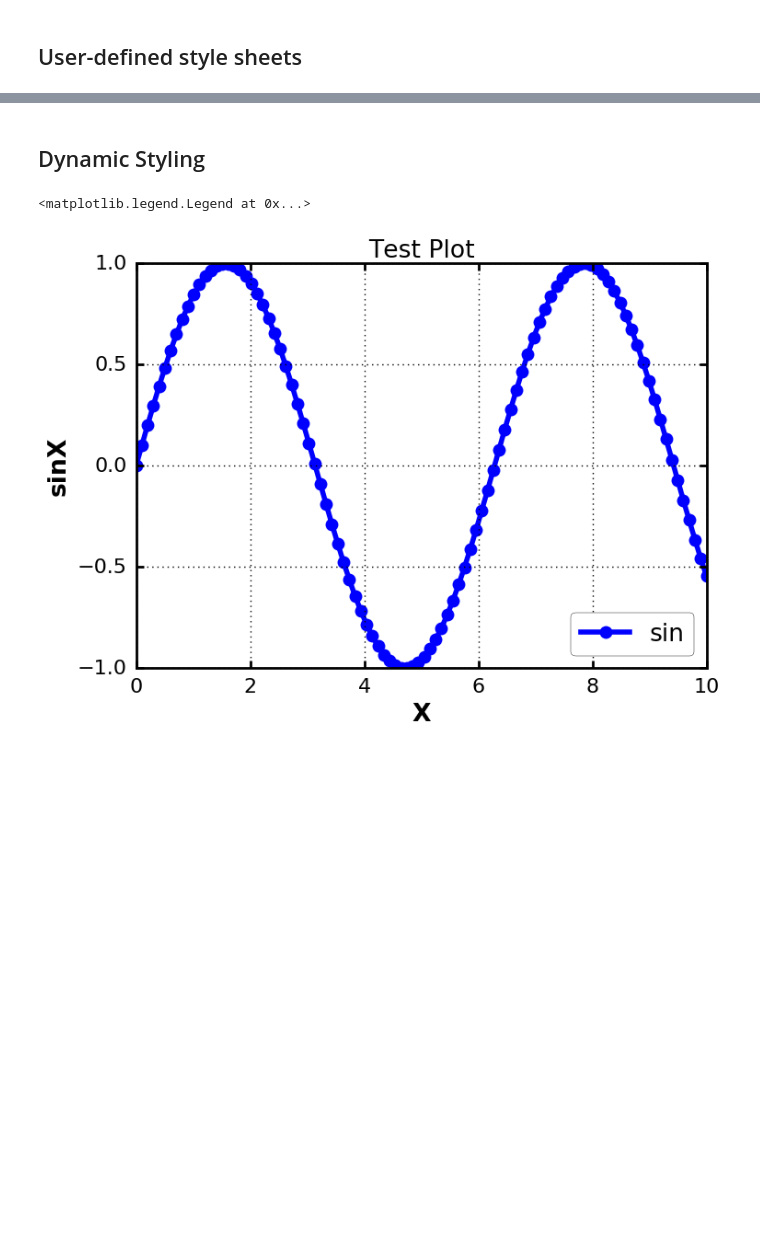
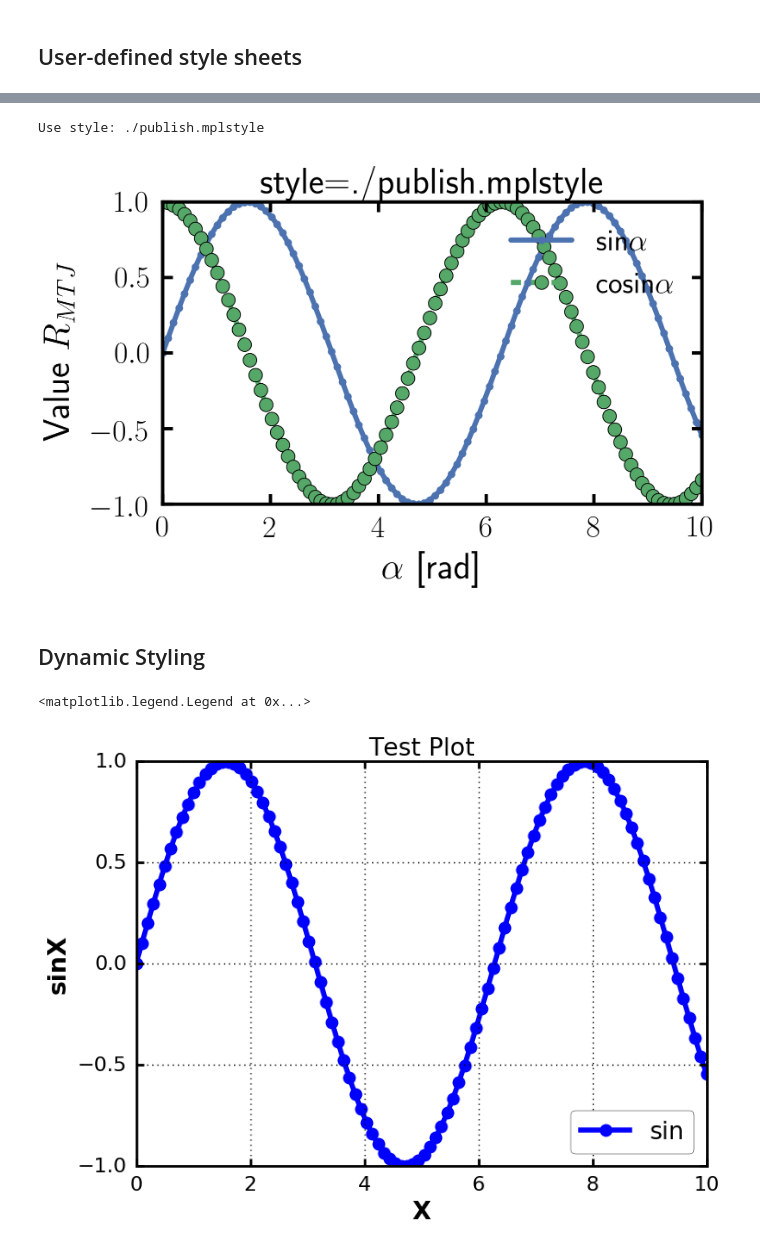
Before and after one commit to minhhaiphys/python-notes, a Jupyter notebook: matplotlib_styles/demo_matplotlib_style.ipynb, the cells around one changed output, grey strips where cells are left out. Drawn from its saved outputs; the diff is of its cells as text; code cells hidden in the pictures; blank space fills up the shorter version.

```diff
--- a/matplotlib_styles/demo_matplotlib_style.ipynb
+++ b/matplotlib_styles/demo_matplotlib_style.ipynb
@@ -39,3 +55,8 @@ plt.legend(['sin'], loc="lower right")
+# %%
+plot('./publish.mplstyle')
+# %% [output]
+Use style: ./publish.mplstyle
+[figure, added]
 # %% [markdown]
 ## Dynamic Styling ##
 # %%
```
Also changed, not shown: parts of 8 cells of this notebook, 4 other files.
